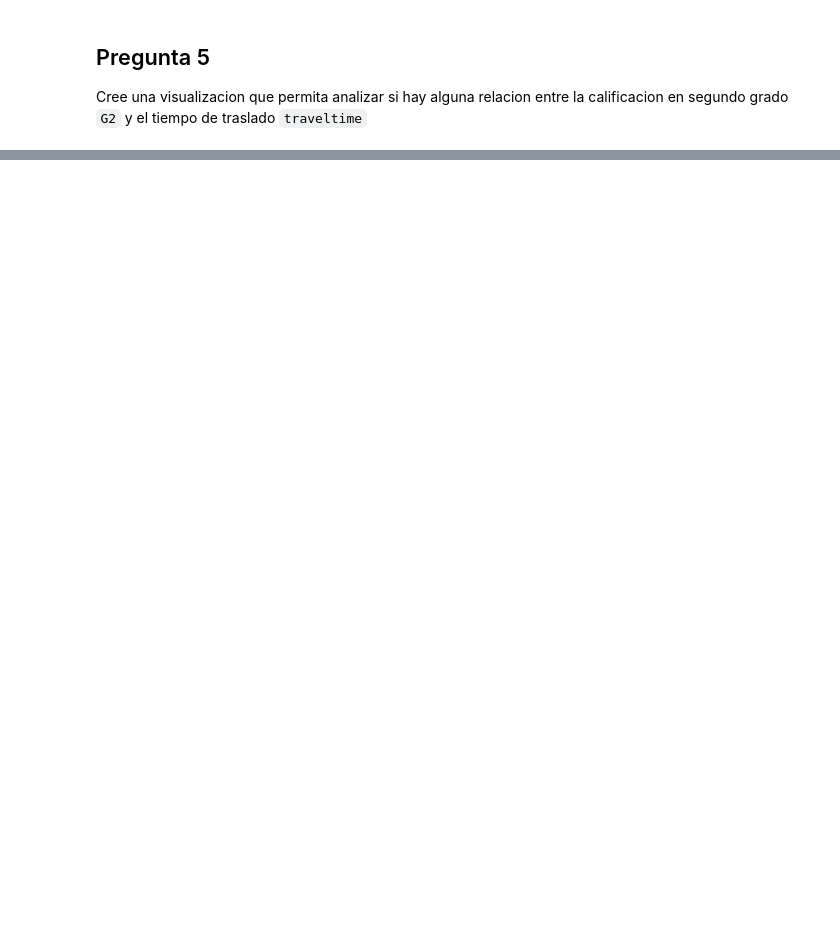
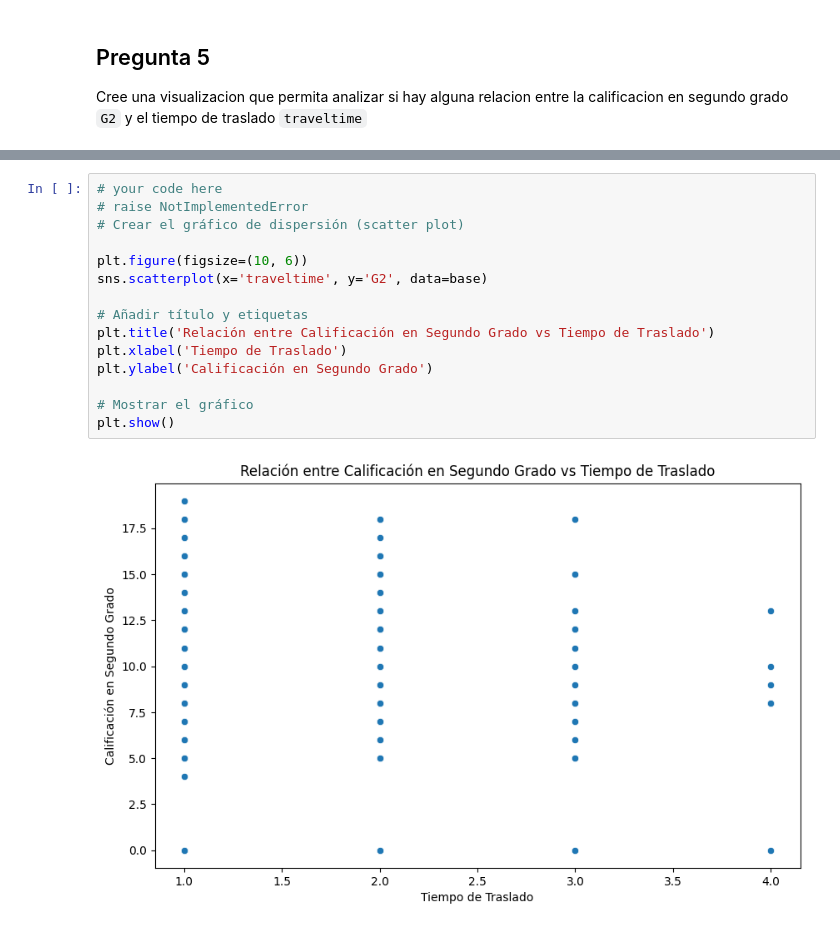
Before and after one commit to Carolinsrainbow/UC_AnalisisdeDatosEnPython, a Jupyter notebook: Laboratorio3.ipynb, the cells around one changed output, grey strips where cells are left out. Drawn from its saved outputs; the diff is of its cells as text; blank space fills up the shorter version.

```diff
--- a/Laboratorio3.ipynb
+++ b/Laboratorio3.ipynb
@@ -222,0 +234,17 @@ raise NotImplementedError
+# %%
+# your code here
+# raise NotImplementedError
+# Crear el gráfico de dispersión (scatter plot)
+
+plt.figure(figsize=(10, 6))
+sns.scatterplot(x='traveltime', y='G2', data=base)
+
+# Añadir título y etiquetas
+plt.title('Relación entre Calificación en Segundo Grado vs Tiempo de Traslado')
+plt.xlabel('Tiempo de Traslado')
+plt.ylabel('Calificación en Segundo Grado')
+
+# Mostrar el gráfico
+plt.show()
+# %% [output]
+[figure, added]
```
Also changed, not shown: parts of 3 cells of this notebook.
